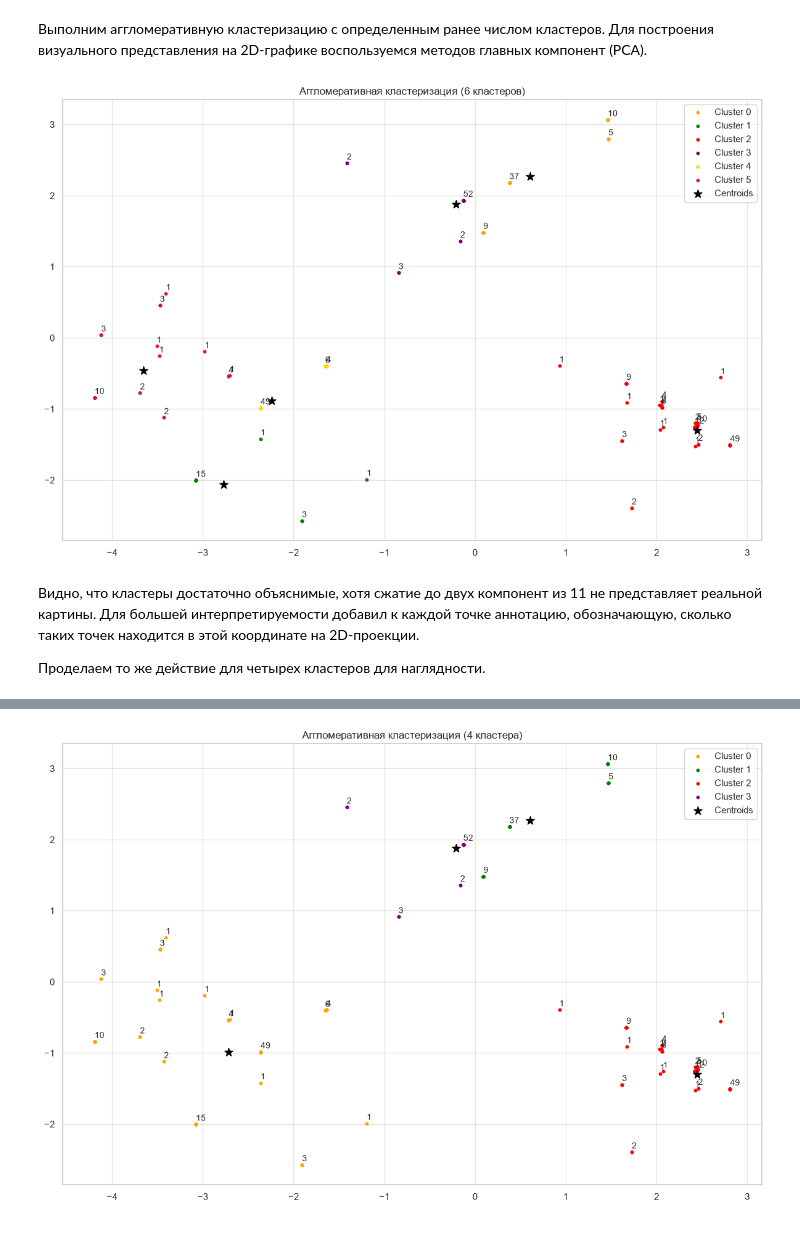
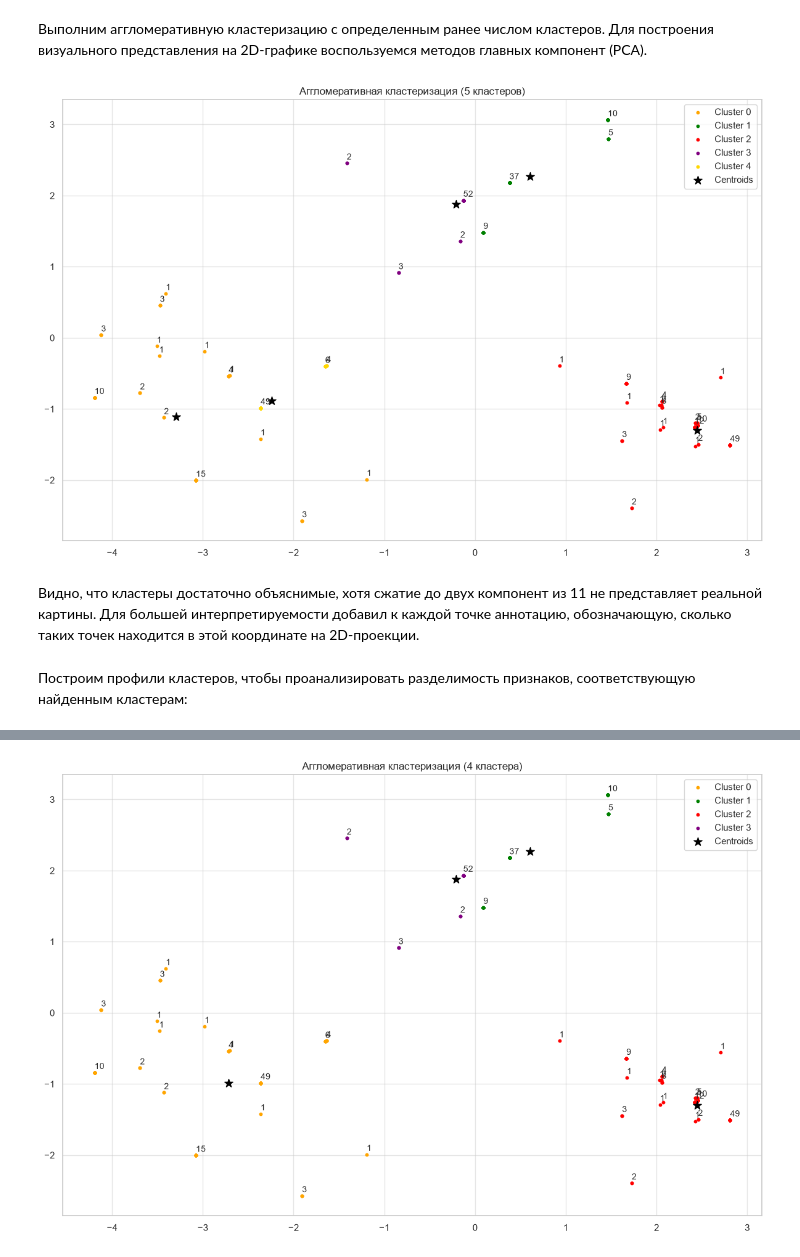
Before and after one commit to kkinzzza/data-analysis-labs, a Jupyter notebook: lab_1-3/lab_1-3.ipynb, the cells around one changed output, grey strips where cells are left out. Saved outputs shown, nothing was run; the diff lists cells and outputs as text; code cells hidden in the pictures.

```diff
--- a/lab_1-3/lab_1-3.ipynb
+++ b/lab_1-3/lab_1-3.ipynb
@@ -209,7 +209,7 @@ plt.show()
 def define_optim_cluster_number(
     linkage_matrix: np.ndarray,
     window_trsh: float = 0.05,
-    window_size_limits: tuple[int] = (3, 25),
+    window_size_limits: tuple[int] = (3, 25)
 ) -> int:
     """
     Function for defining the optimal number of clusters using the custom method of .
@@ -228,7 +228,7 @@ def define_optim_cluster_number(
     smoothed_dists = np.convolve(distances, np.ones(window) / window, mode="valid")
     deriv = np.diff(smoothed_dists, n=2)
     # euristic shift from derivative peak idx
-    deriv_elbow_idx = np.argmax(deriv) + window // 3
+    deriv_elbow_idx = np.argmax(deriv) + window // 3 + 1
     threshold = distances[deriv_elbow_idx]
     labels = fcluster(linkage_matrix, t=threshold, criterion="distance")
     n_clusters = len(np.unique(labels))
@@ -272,28 +272,28 @@ COLORS = [
 # %%
 plt.figure(figsize=(12, 8))
 
 for label in np.unique(agg_pred):
     _pts = data_pca[agg_pred == label]
     _unique_pts = np.unique(_pts, axis=0)
     plt.scatter(_pts[:, 0], _pts[:, 1], c=COLORS[label + 1], s=10, label=f"Cluster {label}")
     for pt in _unique_pts:
         plt.annotate(
             f"{len([goal for goal in _pts if np.array_equal(goal, pt)])}",
             pt,
             (pt[0], pt[1] + 0.05),
             size=10
         )
 
 plt.scatter(agg_centroids[:, 0], agg_centroids[:, 1], marker="*", c="black", s=100, label="Centroids")
 
-plt.title("Аггломеративная кластеризация (6 кластеров)")
+plt.title("Аггломеративная кластеризация (5 кластеров)")
 plt.grid(True, alpha=0.5)
 plt.legend()
 plt.tight_layout()
 plt.show()
 # %% [output]
-[figure, old version]
+[figure, new version]
 # %% [markdown]
 Видно, что кластеры достаточно объяснимые, хотя сжатие до двух компонент из 11 не представляет реальной картины. Для большей интерпретируемости добавил к каждой точке аннотацию, обозначающую, сколько таких точек находится в этой координате на 2D-проекции.
-
-Проделаем то же действие для четырех кластеров для наглядности.
+# %% [markdown]
+Построим профили кластеров, чтобы проанализировать разделимость признаков, соответствующую найденным кластерам:
```
Also changed, not shown: parts of 25 cells of this notebook.
